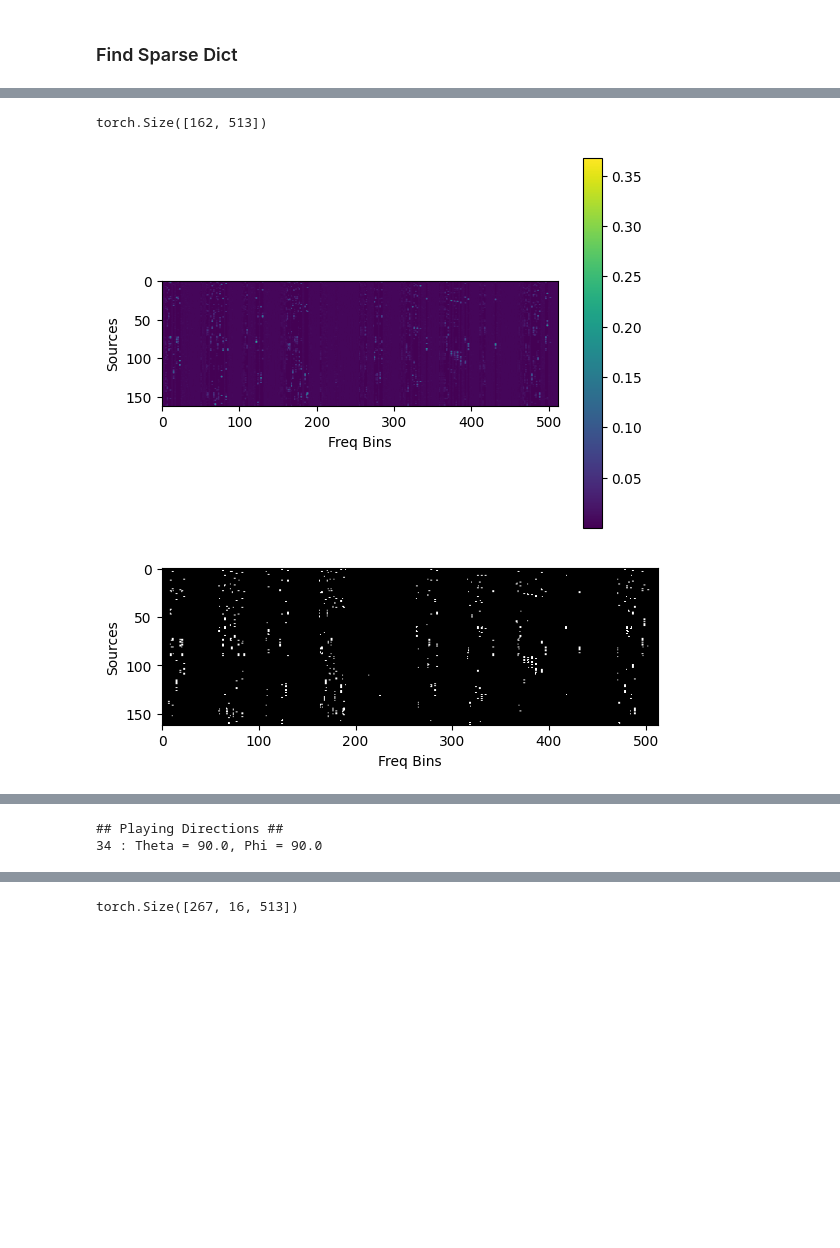
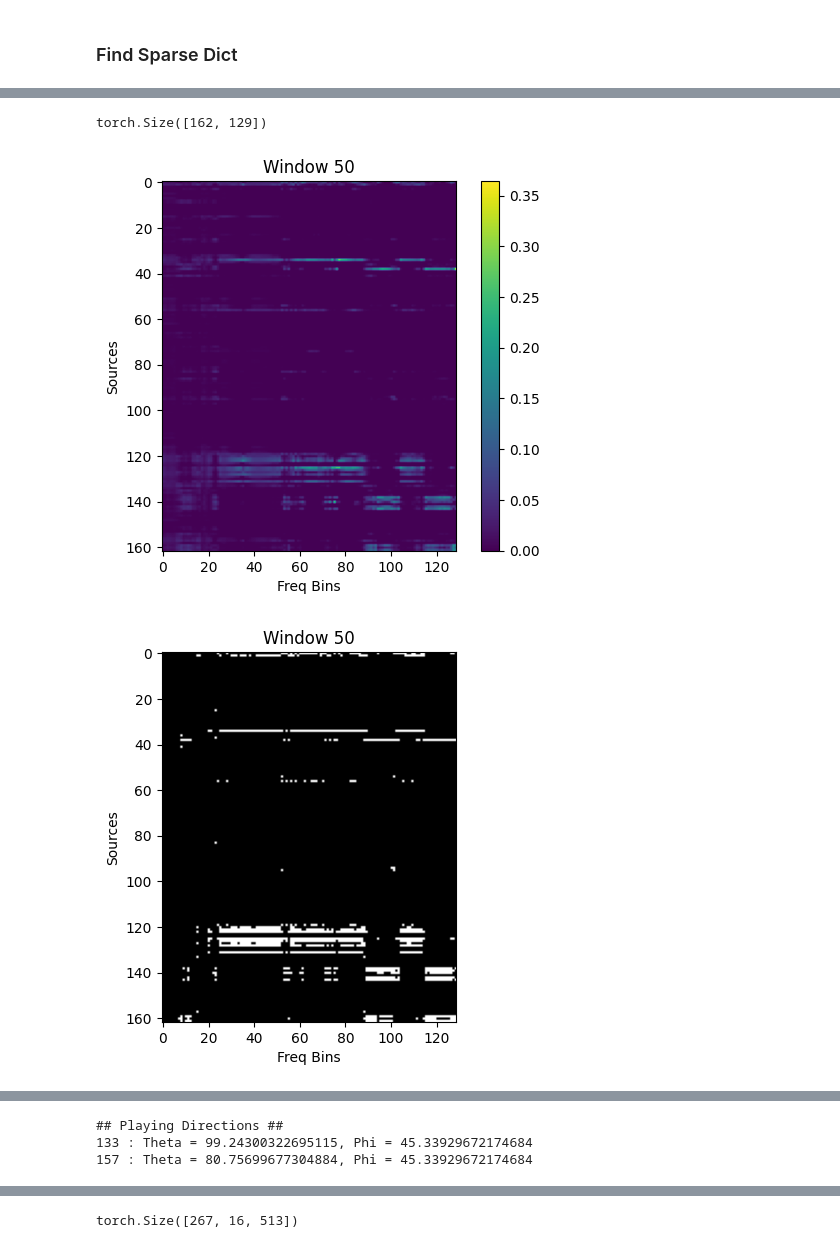
Before and after one commit to Amitmils/AmbisonicUpscaling, a Jupyter notebook: run_script_v2.ipynb, the cells around one changed output, grey strips where cells are left out. Cells and saved outputs as stored; diff of their text form; code cells hidden in the pictures; blank space fills up the shorter version.

```diff
--- a/run_script_v2.ipynb
+++ b/run_script_v2.ipynb
@@ -22,9 +22,8 @@ from typing import Optional,Union
 LEBEDEV = 'lebedev'
 POINTS_162 = '162_points'
 SQP_OPT_METHOD = "SQP"
-GD_DEEP_OPT_METHOD = "GD_Deep"
-GD_OPT_METHOD = "GD_lagrange_multi" #GD_Deep GD_lagrange_multi
-GD_STFT_OPT_METHOD = "GD_STFT_lagrange_multi" #GD_Deep GD_lagrange_multi
+GD_REGULARIZATION_METHOD = "GD_regularization"
+GD_LAGRANGE_MULTI_METHOD = "GD_lagrange_multi" #GD_Deep GD_lagrange_multi
 SLS_OPT_METHOD = "SLS"
 if torch.cuda.is_available():
     DEVICE = torch.device("cuda:0")
@@ -159,7 +158,7 @@ signals = [
 sound_field = SoundField(DEVICE)
 input_order = 1
 upscale_order = 3
-n_fft = 1024
+n_fft = 256
 # [#Windows, #Channels, #FreqBins]
 anm_f_input_order,anm_f_output_order = sound_field.create(
     signals=signals,
@@ -261,14 +260,22 @@ tensor([  0,   1,   2,   3,   4,   5,   6,   7,   8,   9,  10,  11,  12,  13,
 if True:
     Y_p_complex = utils.create_sh_matrix(input_order, zen=sound_field.P_th, azi=sound_field.P_ph,type='complex')
     Y_p_real = utils.create_sh_matrix(input_order, zen=sound_field.P_th, azi=sound_field.P_ph,type='real')
-    opt = optimizer(Y_p_complex, alpha=0.1, method=GD_STFT_OPT_METHOD,device=DEVICE , save_loss=False)
+    opt = optimizer(Y_p_complex, alpha=0.1, method=GD_LAGRANGE_MULTI_METHOD,device=DEVICE , save_loss=False , P_th = sound_field.P_th, P_ph = sound_field.P_ph,mag_constraint=False)
     opt.P_th = sound_field.P_th
     opt.P_ph = sound_field.P_ph
     print(f"Method : {opt.method}")
     start = time.time()
+    mus = [1e-2]
+    ros = [1e-3]
+    Ts = [10]
     with torch.no_grad():
-        s_stft_dict = sound_field.get_sparse_dict_v3(anm_f_input_order[:40],opt,iter = 5000,mu=1e-3, ro=1e-4,mask=mask,multi_processing=False,save=False,v=3) #single processing progress bar doesnt work
+        for mu in mus:
+            for ro in ros:
+                for T in Ts:
+                    s_stft_dict = sound_field.get_sparse_dict_v3(anm_f_input_order[:],opt,iter = 10000,mu=mu, ro=ro,T=T,mask=mask,save=False,v=3,gt_stft_anmt = anm_f_output_order)
+                    plt.show()
     print(f"Time: {time.time()-start}")
+    print(f"{opt.N}")
 
 
 
@@ -306,25 +306,43 @@ sound_field.sparse_stft_dict = sound_field.sparse_stft_dict * 0
 aa = Y_p_complex[mask,:].cuda() @ anm_f_input_order.cuda()
 sound_field.sparse_stft_dict[:,mask,:] = s_stft_dict[:,mask,:] =  torch.cat((aa.real,aa.imag),dim=-1)
 # %%
+over_all_windows = False
+window = 50
+
 squared_s_t = s_stft_dict**2
-energy_per_bin_per_source = (squared_s_t[:,:,:opt.num_bins] + squared_s_t[:,:,opt.num_bins:]).sum(0)
+energy_per_bin_per_source = (squared_s_t[:,:,:opt.num_bins] + squared_s_t[:,:,opt.num_bins:])
+if over_all_windows:
+    energy_per_bin_per_source = energy_per_bin_per_source.sum(0)
+    title = 'All Windows'
+else:
+    energy_per_bin_per_source = energy_per_bin_per_source[window]
+    title = f'Window {window}'
+
 energy_per_bin_per_source=energy_per_bin_per_source/energy_per_bin_per_source.sum(-2,keepdim=True)
-window = 15
 plt.figure()
 plt.imshow(energy_per_bin_per_source.cpu())
 plt.ylabel("Sources")
 plt.xlabel("Freq Bins")
+plt.title(title)
 plt.colorbar()
 plt.figure()
 plt.imshow((energy_per_bin_per_source.cpu() > 0.04).int(), cmap="gray")
 plt.ylabel("Sources")
 plt.xlabel("Freq Bins")
+plt.title(title)
+
 
 
 normalzed_per_source = energy_per_bin_per_source.sum(-1).cpu()
 plt.figure()
-plt.plot(normalzed_per_source)
-print(torch.nonzero(normalzed_per_source>75))
-print(len(torch.nonzero(normalzed_per_source>2)))
+plt.scatter(range(len(normalzed_per_source)),normalzed_per_source,s=5)
+plt.title(title)
+plt.ylabel("Energy")
+plt.xlabel("Source Index")
+ids_over_TH = torch.nonzero(normalzed_per_source>2)
+for index in  ids_over_TH:
+    print(f"{index.item()} --> Theta : {math.degrees(sound_field.P_th[index])} Phi : {math.degrees(sound_field.P_ph[index])}")
+print()
+print(len(torch.nonzero(normalzed_per_source>10)))
 energy_per_bin_per_source.shape
 # %% [output]
@@ -333,3 +366,3 @@ tensor([], size=(0, 1), dtype=torch.int64)
-torch.Size([162, 513])
+torch.Size([162, 129])
-[figure, old version]
+[figure, new version]
-[figure, old version]
+[figure, new version]
@@ -337,8 +370,9 @@ torch.Size([162, 513])
 # %%
-play_sparse_stft_sound_field(dict_stft=s_stft_dict,sound_field=sound_field,theta=90,phi=90,radius=5,amplify=200)
+play_sparse_stft_sound_field(dict_stft=s_stft_dict,sound_field=sound_field,theta=90,phi=45,radius=10,amplify=10)
 # %% [output]
 ## Playing Directions ##
-34 : Theta = 90.0, Phi = 90.0
+133 : Theta = 99.24300322695115, Phi = 45.33929672174684
+157 : Theta = 80.75699677304884, Phi = 45.33929672174684
 # %%
 play_sound_field_from_stft(est_anm_f_first_order*20,sound_field.sr,amplify=0.5)
 # %%
```
Also changed, not shown: parts of 8 cells of this notebook, 3 other files.
